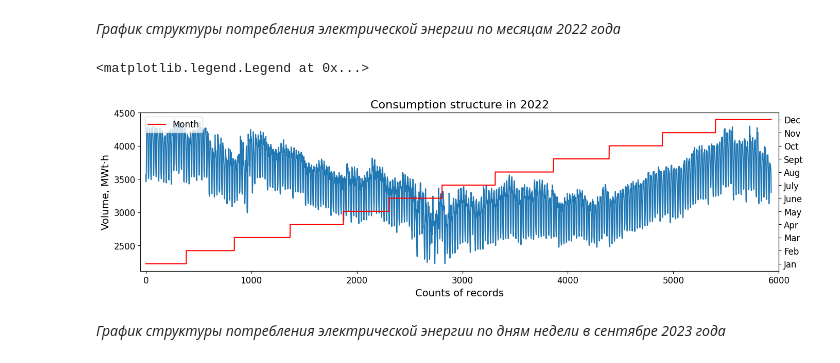
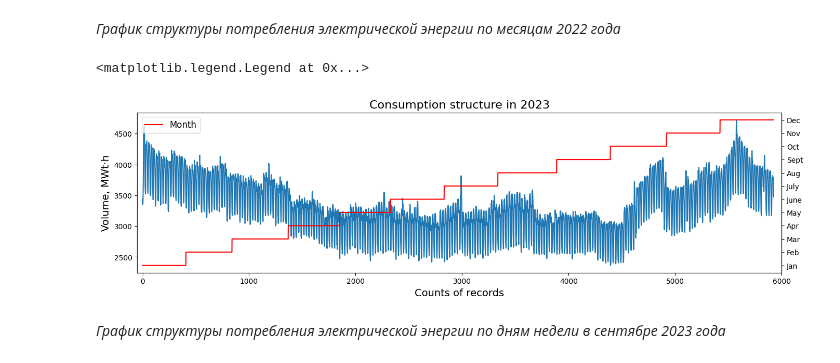
Before and after one commit to caapel/ForecastPowerEnergy, a Jupyter notebook: volume_energy_analisys(2023) XGBoost.ipynb, the cells around one changed output. Drawn from its saved outputs; the diff is of its cells as text; code cells hidden in the pictures.

```diff
--- a/volume_energy_analisys(2023) XGBoost.ipynb
+++ b/volume_energy_analisys(2023) XGBoost.ipynb
@@ -25,8 +120,13 @@ from sklearn.model_selection import RandomizedSearchCV
+# %%
+warnings.filterwarnings('ignore') # супрессим предупреждения https
+
+df = get_data()
+
+warnings.filterwarnings("default") # возвращаем предупреждения к дефолтным настройкам
 # %% [markdown]
 # Подготовка обучающего и тестового фрейма
 # %%
 # формируем генеральную совокупность
-df = pd.read_excel('Tatarstan.xlsx')
 df = df[['Year', 'Month', 'Day', 'Hour', 'Volume']]
 
 df['date'] = pd.to_datetime(df[['Year', 'Month', 'Day']])
@@ -34,6 +134,7 @@ df['Weekday'] = df['date'].dt.weekday  # добавление дня недел
 df = df.drop('date', axis=1)
 df = df.drop_duplicates(subset=['Year', 'Month', 'Day', 'Hour'])  # удаление возможных дубликатов
 df = df[['Year', 'Month', 'Day', 'Hour', 'Weekday', 'Volume']]  # упорядочиваем столбцы
+df.reset_index(drop=True, inplace=True)
 
 # формируем обучающий датафрейм
 df_train = df[df['Year'] < 2023]
@@ -141,28 +261,28 @@ plt.legend()
 # %% [markdown]
 *График структуры потребления электрической энергии по месяцам 2022 года*
 # %%
-df_last_year = df[df['Year'] == 2022]
+df_last_year = df[df['Year'] == 2023]
 df_last_year.reset_index(drop=True, inplace=True)
 
 fig, df_volume = plt.subplots(figsize=(16,4))
 df_month = df_volume.twinx()
 
 df_volume.plot(df_last_year['Volume'], label='Volume')
 df_month.plot(df_last_year['Month'], label='Month', color='r')
 
 plt.rcParams['font.size'] = '12'
 
 df_volume.set_xlim(-50, 6000)
 df_volume.set_ylabel('Volume, MWt·h', fontsize = 14)
 df_volume.set_xlabel('Counts of records', fontsize = 14)
 df_month.yaxis.set_major_locator(ticker.FixedLocator([1, 2, 3, 4, 5, 6, 7, 8, 9, 10, 11, 12]))
 df_month.yaxis.set_major_formatter(ticker.FixedFormatter(['Jan', 'Feb', 'Mar', 'Apr', 'May', 'June', 'July', 'Aug', 'Sept', 'Oct', 'Nov', 'Dec']))
 
-plt.title('Сonsumption structure in 2022', fontsize = 16)
+plt.title('Сonsumption structure in 2023', fontsize = 16)
 plt.legend()
 # %% [output]
 <matplotlib.legend.Legend at 0x...>
-[figure, old version]
+[figure, new version]
 # %% [markdown]
 *График структуры потребления электрической энергии по дням недели в сентябре 2023 года*
 # %%
```
Also changed, not shown: parts of 41 cells of this notebook, 7 other files.
